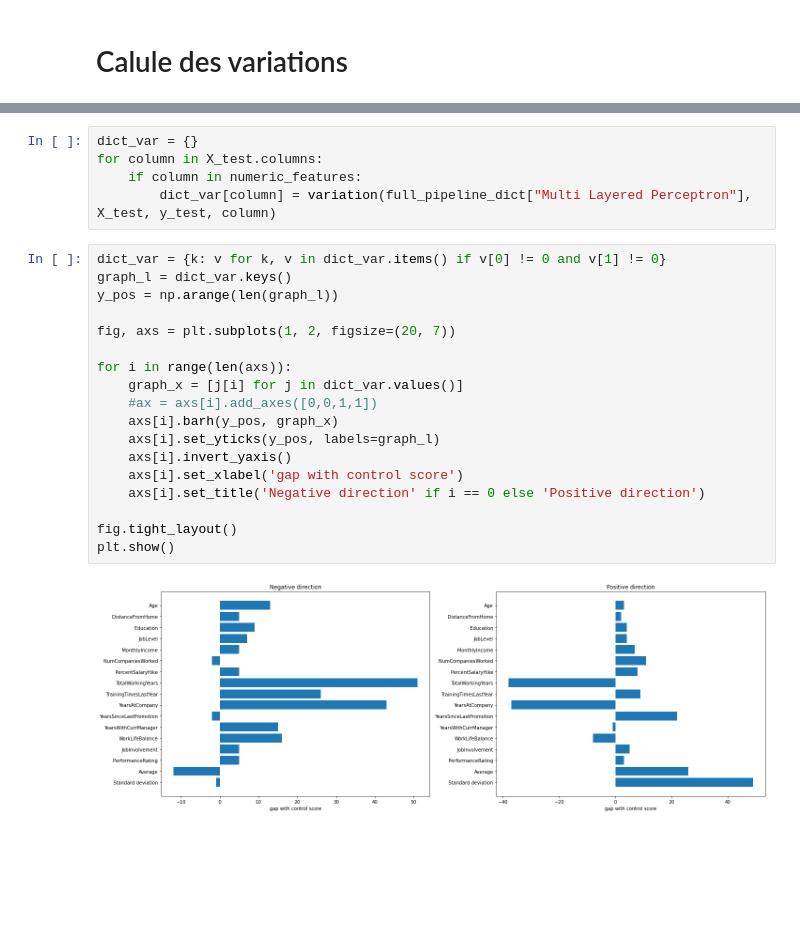
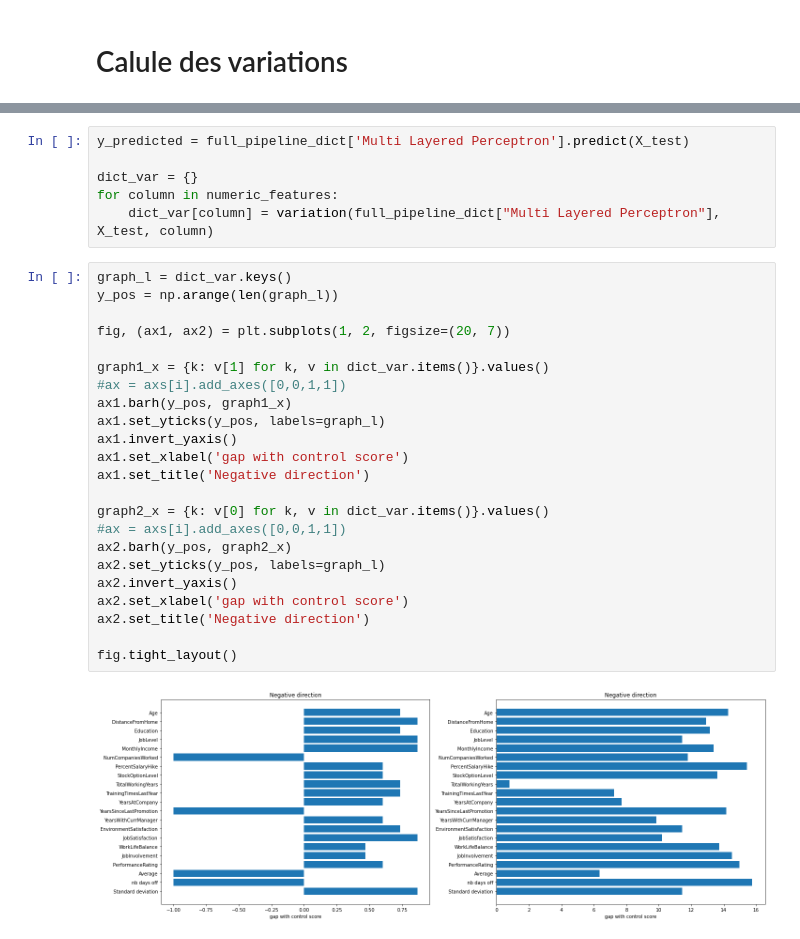
Before and after one commit to Mathieubola/ProjetIA, a Jupyter notebook: 4bis-Étude des non-coefs.ipynb, the cells around one changed output, grey strips where cells are left out. Drawn from its saved outputs; the diff is of its cells as text; blank space fills up the shorter version.

```diff
--- a/4bis-Étude des non-coefs.ipynb
+++ b/4bis-Étude des non-coefs.ipynb
@@ -130,25 +195,31 @@ def variation(model: RandomForestClassifier, X: pd.DataFrame, y, param: str):
 # %%
+y_predicted = full_pipeline_dict['Multi Layered Perceptron'].predict(X_test)
+
 dict_var = {}
-for column in X_test.columns:
-    if column in numeric_features:
-        dict_var[column] = variation(full_pipeline_dict["Multi Layered Perceptron"], X_test, y_test, column)
+for column in numeric_features:
+    dict_var[column] = variation(full_pipeline_dict["Multi Layered Perceptron"], X_test, column)
 # %%
-dict_var = {k: v for k, v in dict_var.items() if v[0] != 0 and v[1] != 0}
 graph_l = dict_var.keys()
 y_pos = np.arange(len(graph_l))
 
-fig, axs = plt.subplots(1, 2, figsize=(20, 7))
+fig, (ax1, ax2) = plt.subplots(1, 2, figsize=(20, 7))
 
-for i in range(len(axs)):
-    graph_x = [j[i] for j in dict_var.values()]
-    #ax = axs[i].add_axes([0,0,1,1])
-    axs[i].barh(y_pos, graph_x)
-    axs[i].set_yticks(y_pos, labels=graph_l)
-    axs[i].invert_yaxis()
-    axs[i].set_xlabel('gap with control score')
-    axs[i].set_title('Negative direction' if i == 0 else 'Positive direction')
+graph1_x = {k: v[1] for k, v in dict_var.items()}.values()
+#ax = axs[i].add_axes([0,0,1,1])
+ax1.barh(y_pos, graph1_x)
+ax1.set_yticks(y_pos, labels=graph_l)
+ax1.invert_yaxis()
+ax1.set_xlabel('gap with control score')
+ax1.set_title('Negative direction')
+
+graph2_x = {k: v[0] for k, v in dict_var.items()}.values()
+#ax = axs[i].add_axes([0,0,1,1])
+ax2.barh(y_pos, graph2_x)
+ax2.set_yticks(y_pos, labels=graph_l)
+ax2.invert_yaxis()
+ax2.set_xlabel('gap with control score')
+ax2.set_title('Negative direction')
 
 fig.tight_layout()
-plt.show()
 # %% [output]
-[figure, old version]
+[figure, new version]
```
Also changed, not shown: parts of 4 cells of this notebook.
